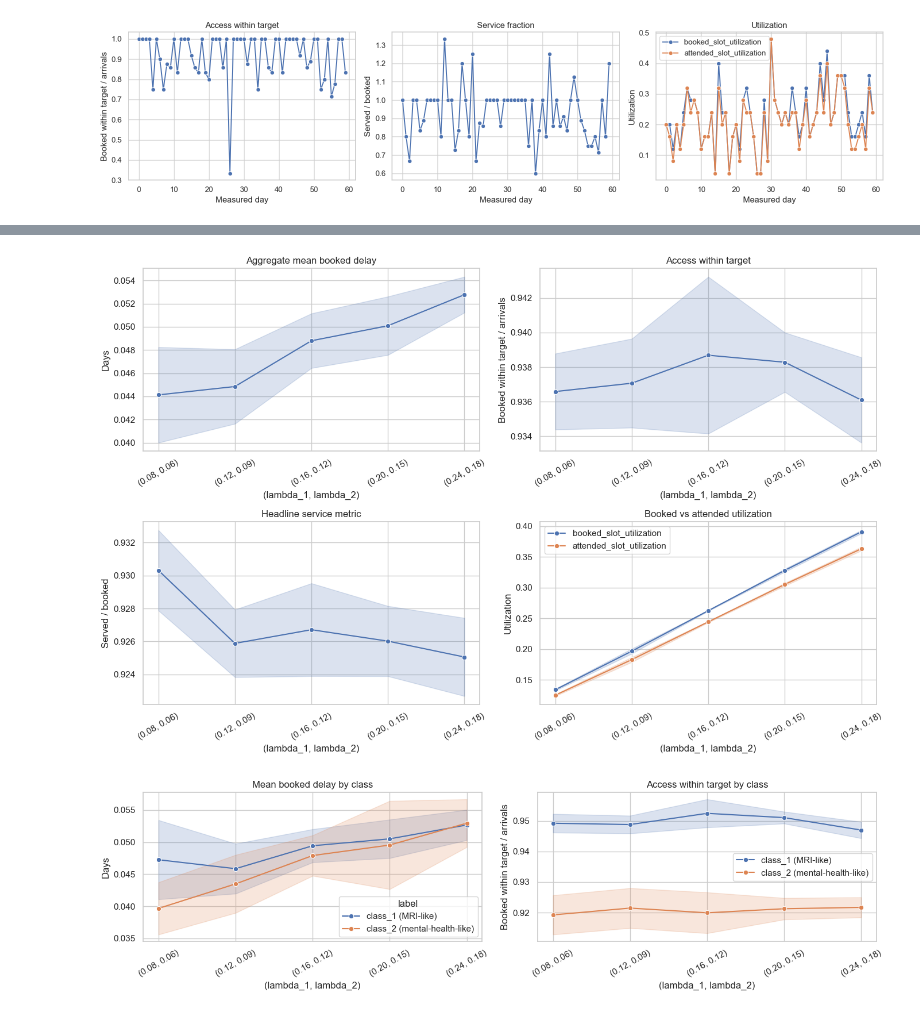
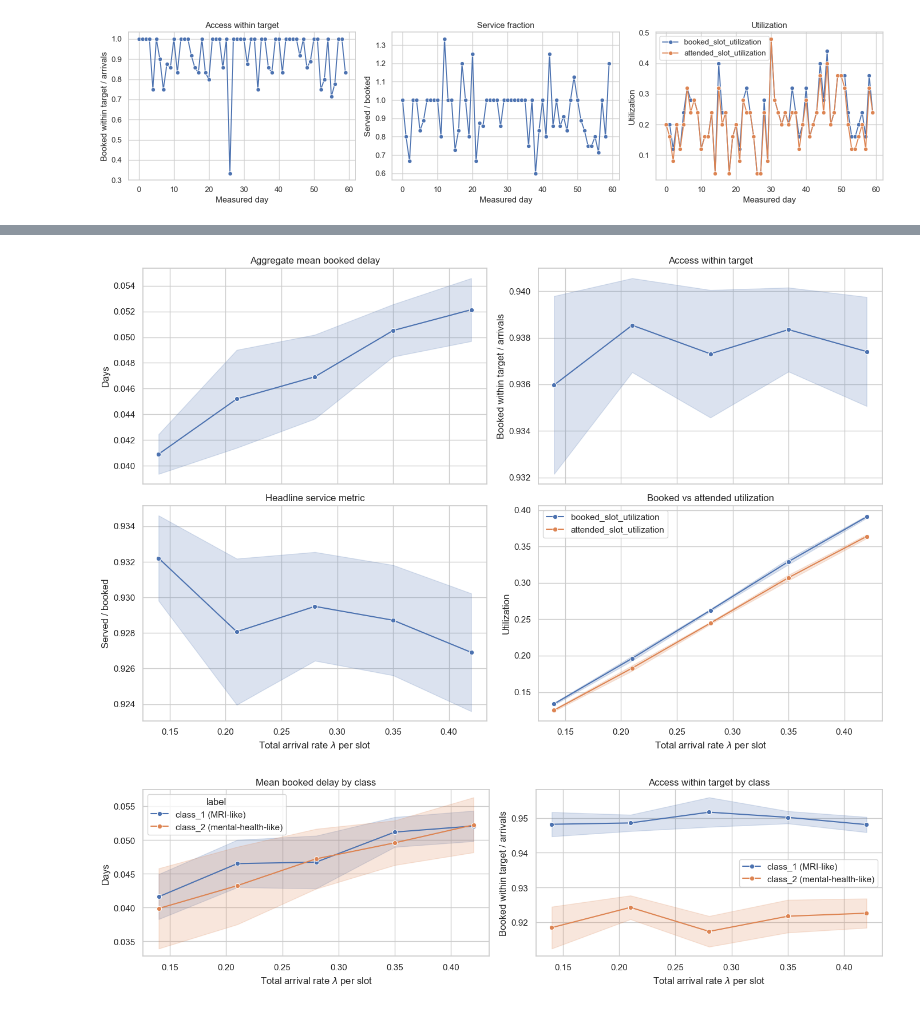
Before and after one commit to alexandre-sdd/research_cuimc_queuing, a Jupyter notebook: Notebooks/simulation.ipynb, the cells around one changed output, grey strips where cells are left out. Drawn from its saved outputs; the diff is of its cells as text; code cells hidden in the pictures.

Commit message:
feat: parameterize demand with total lambda and share

```diff
--- a/Notebooks/simulation.ipynb
+++ b/Notebooks/simulation.ipynb
@@ -48,4 +55,6 @@ The active preset sets the simulation configuration, the patient-class parameter
 # %%
+BASE_CLASS_SHARE = 7 / 12
+
 CONFIG_PRESETS = {
     "baseline": {
         "simulation": dict(
@@ -56,7 +65,7 @@ CONFIG_PRESETS = {
             access_target_days=30,
             rng_seed=7,
         ),
-        "classes": dict(lambda_1=0.14, lambda_2=0.10, balk_variant="baseline"),
+        "classes": dict(total_lambda=0.24, class_1_share=BASE_CLASS_SHARE, balk_variant="baseline"),
         "policy": FCFSPolicy(),
         "notes": "Baseline FCFS run with step balking and source-aligned no-show curves.",
     },
@@ -69,7 +78,7 @@ CONFIG_PRESETS = {
             access_target_days=30,
             rng_seed=11,
         ),
-        "classes": dict(lambda_1=0.08, lambda_2=0.06, balk_variant="baseline"),
+        "classes": dict(total_lambda=0.14, class_1_share=BASE_CLASS_SHARE, balk_variant="baseline"),
         "policy": FCFSPolicy(),
         "notes": "Lower congestion for near-immediate access and high service rates.",
     },
@@ -82,7 +91,7 @@ CONFIG_PRESETS = {
             access_target_days=30,
             rng_seed=17,
         ),
-        "classes": dict(lambda_1=0.22, lambda_2=0.16, balk_variant="baseline"),
+        "classes": dict(total_lambda=0.38, class_1_share=BASE_CLASS_SHARE, balk_variant="baseline"),
         "policy": FCFSPolicy(),
         "notes": "Heavier load to study congestion and lower realized service.",
     },
@@ -95,9 +104,9 @@ CONFIG_PRESETS = {
             access_target_days=30,
             rng_seed=23,
         ),
-        "classes": dict(lambda_1=0.14, lambda_2=0.10, balk_variant="strict"),
+        "classes": dict(total_lambda=0.24, class_1_share=BASE_CLASS_SHARE, balk_variant="strict"),
         "policy": FCFSPolicy(),
-        "notes": "Same arrivals as baseline but with earlier balk thresholds and higher balk levels.",
+        "notes": "Same total demand as baseline but with earlier balk thresholds and higher balk levels.",
     },
 }
 
@@ -107,8 +116,8 @@ pd.DataFrame(
     [
         {
             "preset": name,
-            "lambda_1": preset["classes"]["lambda_1"],
-            "lambda_2": preset["classes"]["lambda_2"],
+            "lambda_total": preset["classes"]["total_lambda"],
+            "class_1_share_p": preset["classes"]["class_1_share"],
             "balk_variant": preset["classes"]["balk_variant"],
             "policy": type(preset["policy"]).__name__,
             "horizon_days": preset["simulation"]["horizon_days"],
@@ -309,6 +327,6 @@ plt.tight_layout()
 # %%
-lambda_pairs = [(0.08, 0.06), (0.12, 0.09), (0.16, 0.12), (0.20, 0.15), (0.24, 0.18)]
-aggregate_df, class_df = sweep_arrival_rates(lambda_pairs, replications=5, policy=FCFSPolicy())
+total_lambdas = [0.14, 0.21, 0.28, 0.35, 0.42]
+aggregate_df, class_df = sweep_total_arrival_rate(total_lambdas, replications=5, policy=FCFSPolicy())
 
 display(aggregate_df.head())
 class_df.head()
@@ -328,113 +346,100 @@ class_df.head()
 # %%
-fig, axes = plt.subplots(2, 2, figsize=(14, 9))
-scenario_order = [f"({lambda_1:.2f}, {lambda_2:.2f})" for lambda_1, lambda_2 in lambda_pairs]
+fig, axes = plt.subplots(2, 2, figsize=(14, 9), sharex=True)
 
 sns.lineplot(
     data=aggregate_df,
-    x="scenario",
+    x="lambda_total",
     y="mean_delay_booked",
     estimator="mean",
     errorbar="sd",
     marker="o",
-    sort=False,
     ax=axes[0, 0],
 )
 axes[0, 0].set_title("Aggregate mean booked delay")
-axes[0, 0].set_xlabel("(lambda_1, lambda_2)")
+axes[0, 0].set_xlabel(r"Total arrival rate $\lambda$ per slot")
 axes[0, 0].set_ylabel("Days")
-axes[0, 0].tick_params(axis="x", rotation=30)
 
 sns.lineplot(
     data=aggregate_df,
-    x="scenario",
+    x="lambda_total",
     y="booked_within_access_target_per_arrival",
     estimator="mean",
     errorbar="sd",
     marker="o",
-    sort=False,
     ax=axes[0, 1],
 )
 axes[0, 1].set_title("Access within target")
-axes[0, 1].set_xlabel("(lambda_1, lambda_2)")
+axes[0, 1].set_xlabel(r"Total arrival rate $\lambda$ per slot")
 axes[0, 1].set_ylabel("Booked within target / arrivals")
-axes[0, 1].tick_params(axis="x", rotation=30)
 
 sns.lineplot(
     data=aggregate_df,
-    x="scenario",
+    x="lambda_total",
     y="served_per_booked",
     estimator="mean",
     errorbar="sd",
     marker="o",
-    sort=False,
     ax=axes[1, 0],
 )
 axes[1, 0].set_title("Headline service metric")
-axes[1, 0].set_xlabel("(lambda_1, lambda_2)")
+axes[1, 0].set_xlabel(r"Total arrival rate $\lambda$ per slot")
 axes[1, 0].set_ylabel("Served / booked")
-axes[1, 0].tick_params(axis="x", rotation=30)
 
-util_sweep_df = aggregate_df[["scenario", "booked_slot_utilization", "attended_slot_utilization"]].melt(
-    id_vars="scenario",
+util_sweep_df = aggregate_df[["lambda_total", "booked_slot_utilization", "attended_slot_utilization"]].melt(
+    id_vars="lambda_total",
     var_name="metric",
     value_name="value",
 )
 sns.lineplot(
     data=util_sweep_df,
-    x="scenario",
+    x="lambda_total",
     y="value",
     hue="metric",
     estimator="mean",
     errorbar="sd",
     marker="o",
-    sort=False,
     ax=axes[1, 1],
 )
 axes[1, 1].set_title("Booked vs attended utilization")
-axes[1, 1].set_xlabel("(lambda_1, lambda_2)")
+axes[1, 1].set_xlabel(r"Total arrival rate $\lambda$ per slot")
 axes[1, 1].set_ylabel("Utilization")
-axes[1, 1].tick_params(axis="x", rotation=30)
 axes[1, 1].legend(title="")
 
 plt.tight_layout()
 # %% [output]
-[figure, old version]
+[figure, new version]
 # %%
 fig, axes = plt.subplots(1, 2, figsize=(14, 4), sharex=True)
 
 sns.lineplot(
     data=class_df,
-    x="scenario",
+    x="lambda_total",
     y="mean_delay_booked",
     hue="label",
     estimator="mean",
     errorbar="sd",
     marker="o",
-    sort=False,
     ax=axes[0],
 )
 axes[0].set_title("Mean booked delay by class")
-axes[0].set_xlabel("(lambda_1, lambda_2)")
+axes[0].set_xlabel(r"Total arrival rate $\lambda$ per slot")
 axes[0].set_ylabel("Days")
-axes[0].tick_params(axis="x", rotation=30)
 
 sns.lineplot(
     data=class_df,
-    x="scenario",
+    x="lambda_total",
     y="booked_within_access_target_per_arrival",
     hue="label",
     estimator="mean",
     errorbar="sd",
     marker="o",
-    sort=False,
     ax=axes[1],
 )
 axes[1].set_title("Access within target by class")
-axes[1].set_xlabel("(lambda_1, lambda_2)")
+axes[1].set_xlabel(r"Total arrival rate $\lambda$ per slot")
 axes[1].set_ylabel("Booked within target / arrivals")
-axes[1].tick_params(axis="x", rotation=30)
 axes[1].legend(title="")
 
 plt.tight_layout()
 # %% [output]
-[figure, old version]
+[figure, new version]
```
Also changed, not shown: parts of 7 cells of this notebook, 15 other files.
